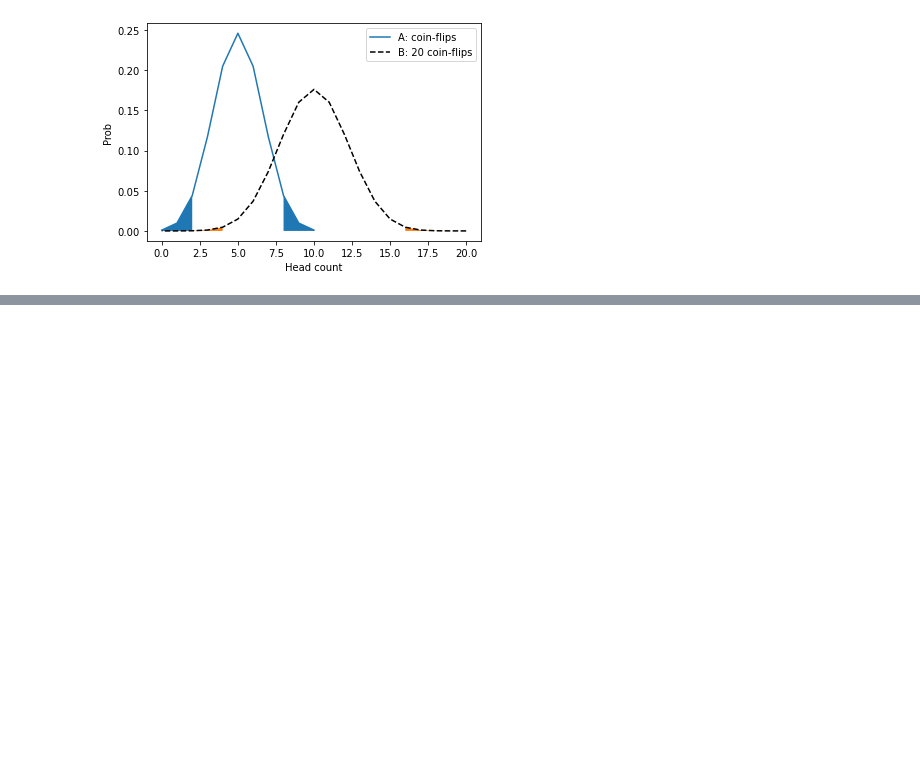
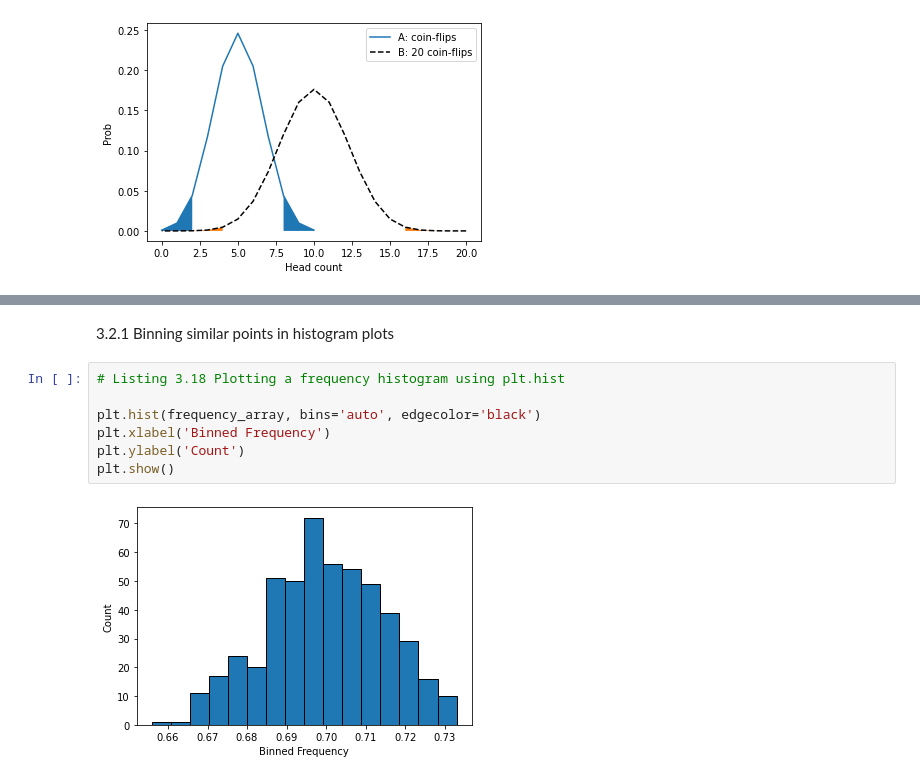
Before and after one commit to slp22/case-studies, a Jupyter notebook: book_camp_1.ipynb, the cells around one changed output, grey strips where cells are left out. Cells and saved outputs as stored; diff of their text form; blank space fills up the shorter version.

```diff
--- a/book_camp_1.ipynb
+++ b/book_camp_1.ipynb
@@ -422,0 +609,11 @@ plt.show()
+# %% [markdown]
+3.2.1 Binning similar points in histogram plots
+# %%
+# Listing 3.18 Plotting a frequency histogram using plt.hist
+
+plt.hist(frequency_array, bins='auto', edgecolor='black')
+plt.xlabel('Binned Frequency')
+plt.ylabel('Count')
+plt.show()
+# %% [output]
+[figure, added]
```
Also changed, not shown: parts of 37 cells of this notebook.
